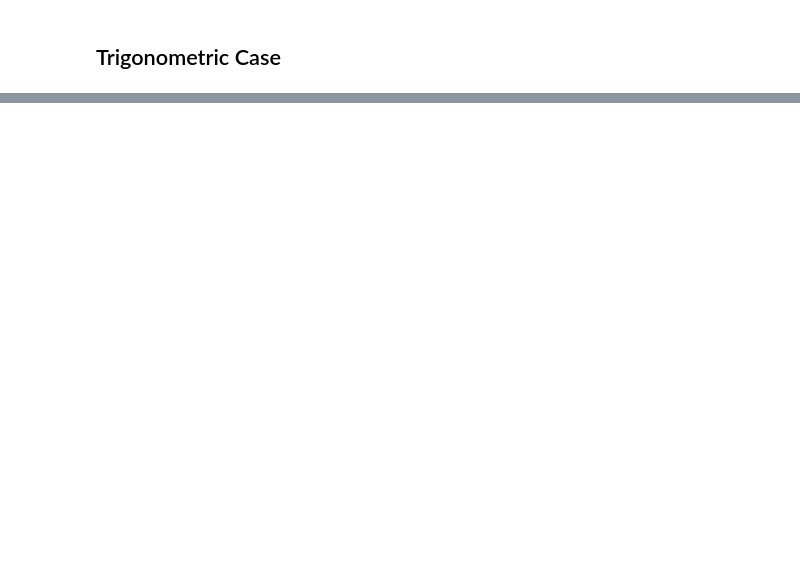
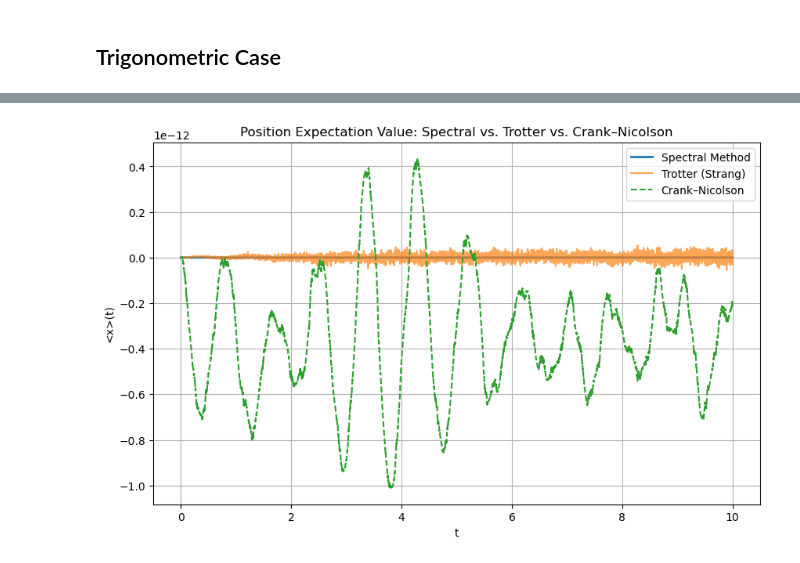
Before and after one commit to tachophobia/QuantumResearch2526, a Jupyter notebook: trig_time_evolution.ipynb, the cells around one changed output, grey strips where cells are left out. Saved outputs shown, nothing was run; the diff lists cells and outputs as text; code cells hidden in the pictures; blank space fills up the shorter version.

```diff
--- a/trig_time_evolution.ipynb
+++ b/trig_time_evolution.ipynb
@@ -68,3 +290,4 @@ def time_evolve_trigonometric(psi_transformed, max_t, frames=1000, tol=0.01):
 # %%
-# psi_0 = (get_eigenstate_trigonometric(0)[1] + get_eigenstate_trigonometric(1)[1] + get_eigenstate_trigonometric(5)[1]) / sqrt(3)
-psi_0 = simplify(exp(-x**2)*cos(x))
+# psi_0 = (get_trig_eigenstate(0)[1] + get_trig_eigenstate(1)[1]+ get_trig_eigenstate(5)[1]) / sqrt(3)
+x0 = 0.0 # displacement
+psi_0 = simplify(exp(-(x+ x0)**2)*cos(x + x0))
@@ -185,0 +294,36 @@ frames[0].save(
+# %%
+lam_val = 3
+max_n = 10
+max_t = 10
+
+basis, domain = change_basis_trigonometric(psi_0, lam_val=lam_val, max_n=max_n)
+spectral = time_evolve_trigonometric(basis, domain, max_t=max_t, frames=200)
+
+psi0_vals = sp.lambdify(x, psi_0.subs(lam, lam_val), 'numpy')(domain)
+
+trotter = trotter_time_evolve(psi0_vals, lam_val=lam_val, max_t=max_t, frames=10000)
+
+crank = crank_nicolson(psi0_vals, lam_val=lam_val, max_t=max_t, frames=10000)
+# %%
+t_spec = [t for (t, psi, xexp) in spectral]
+x_spec = [xexp for (t, psi, xexp) in spectral]
+
+t_trot = [t for (t, psi, xexp) in trotter]
+x_trot = [xexp for (t, psi, xexp) in trotter]
+
+t_cn = [t for (t, psi, xexp) in crank]
+x_cn = [xexp for (t, psi, xexp) in crank]
+
+plt.figure(figsize=(10,6))
+plt.plot(t_spec, x_spec, label="Spectral Method", linewidth=2)
+plt.plot(t_trot, x_trot, label="Trotter (Strang)", alpha=0.7)
+plt.plot(t_cn,   x_cn,   label="Crank–Nicolson", linestyle="--")
+
+plt.xlabel("t")
+plt.ylabel("<x>(t)")
+plt.title("Position Expectation Value: Spectral vs. Trotter vs. Crank–Nicolson")
+plt.legend()
+plt.grid(True)
+plt.show()
+# %% [output]
+[figure, added]
```
Also changed, not shown: parts of 20 cells of this notebook.
